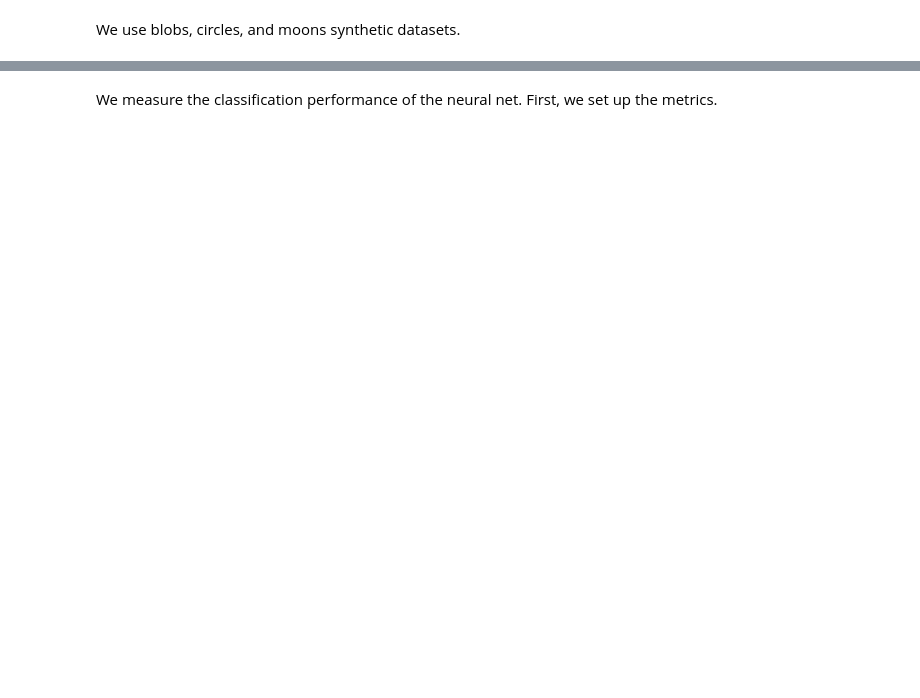
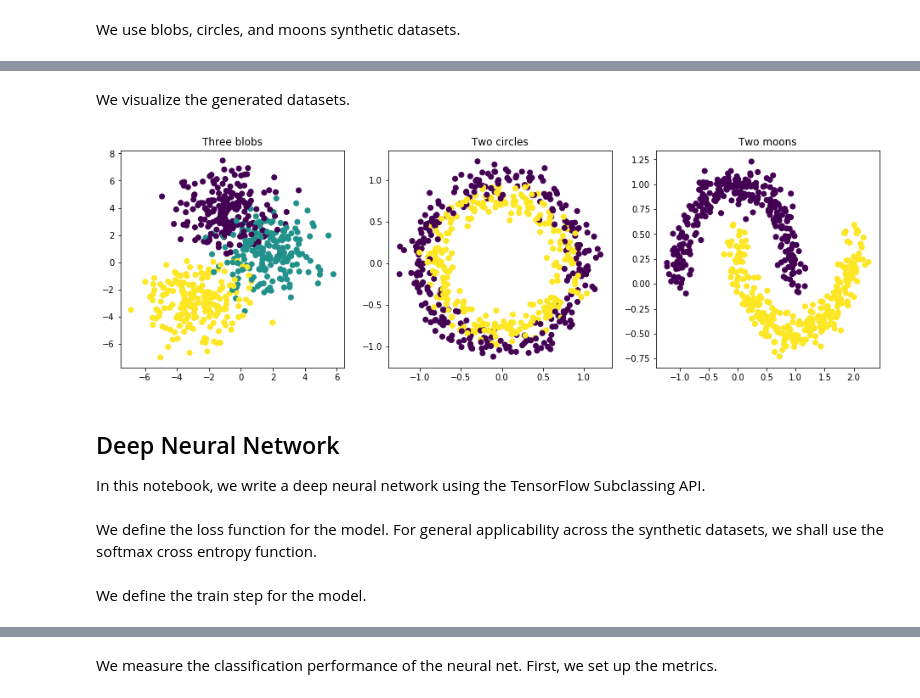
Before and after one commit to AFAgarap/vanishing-gradients, a Jupyter notebook: nn_activations.ipynb, the cells around one changed output, grey strips where cells are left out. Drawn from its saved outputs; the diff is of its cells as text; code cells hidden in the pictures; blank space fills up the shorter version.

Commit message:
chore : add notebook

```diff
--- a/nn_activations.ipynb
+++ b/nn_activations.ipynb
@@ -150,6 +56,6 @@ We set some hyperparameters.
 # %%
-batch_size = 128
-epochs = 100
+batch_size = 256
+epochs = 600
 # %% [markdown]
 We use blobs, circles, and moons synthetic datasets.
 # %%
@@ -160,0 +70,24 @@ moons_training_dataset, moons_test_dataset = create_dataset(batch_size=batch_siz
+# %% [markdown]
+We visualize the generated datasets.
+# %%
+plt.figure(figsize=(16, 16))
+
+plt.subplot(331)
+plt.title('Three blobs')
+plt.scatter(blobs_test_dataset[0][:, 0], blobs_test_dataset[0][:, 1], c=np.argmax(blobs_test_dataset[1], 1))
+
+plt.subplot(332)
+plt.title('Two circles')
+plt.scatter(circles_test_dataset[0][:, 0], circles_test_dataset[0][:, 1], c=np.argmax(circles_test_dataset[1], 1))
+
+plt.subplot(333)
+plt.title('Two moons')
+plt.scatter(moons_test_dataset[0][:, 0], moons_test_dataset[0][:, 1], c=np.argmax(moons_test_dataset[1], 1))
+
+plt.show()
+# %% [output]
+[figure, added]
+# %% [markdown]
+## Deep Neural Network
+
+In this notebook, we write a deep neural network using the TensorFlow Subclassing API.
@@ -160,0 +115,2 @@ moons_training_dataset, moons_test_dataset = create_dataset(batch_size=batch_siz
+# %% [markdown]
+We define the loss function for the model. For general applicability across the synthetic datasets, we shall use the softmax cross entropy function.
@@ -160,0 +120,2 @@ moons_training_dataset, moons_test_dataset = create_dataset(batch_size=batch_siz
+# %% [markdown]
+We define the train step for the model.
```
Also changed, not shown: parts of 228 cells of this notebook.
